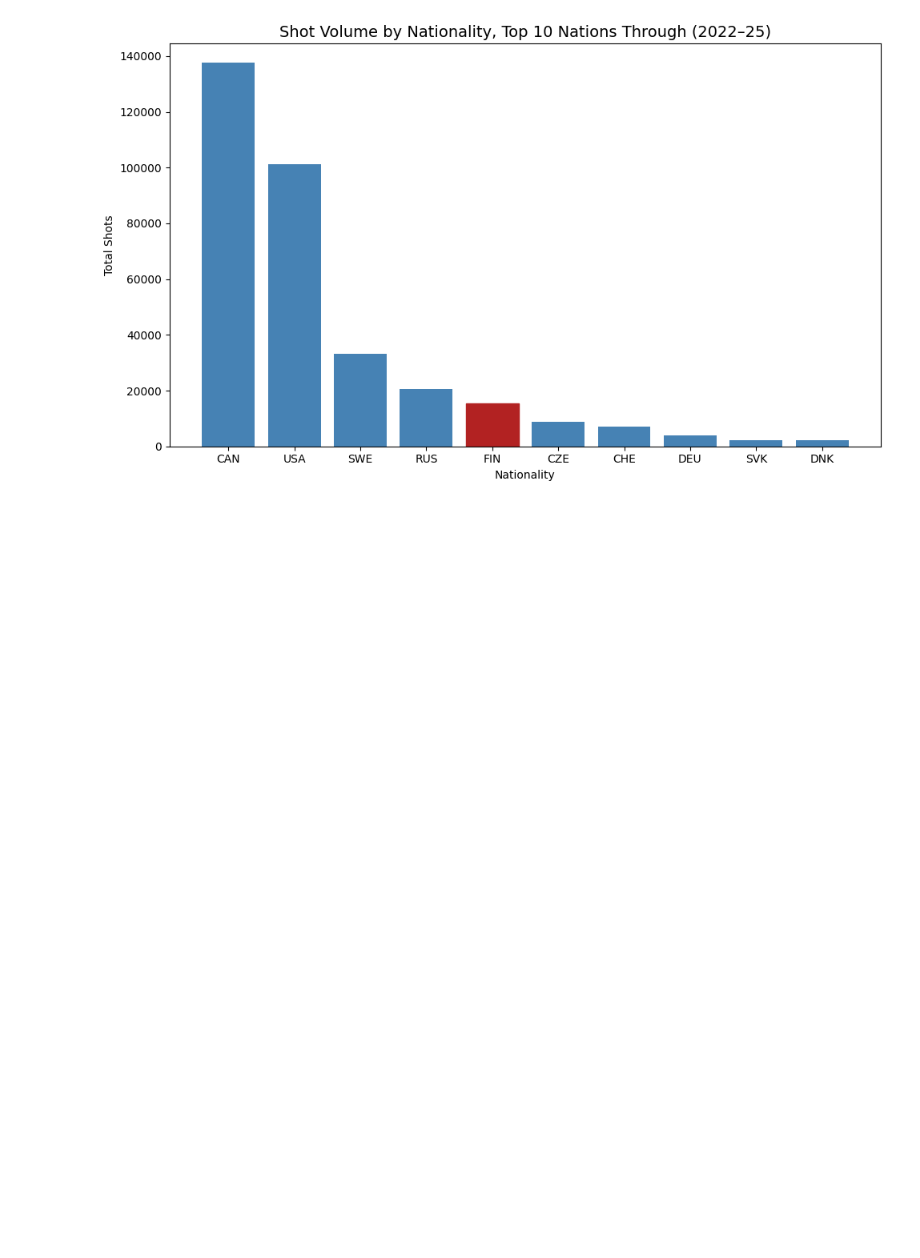
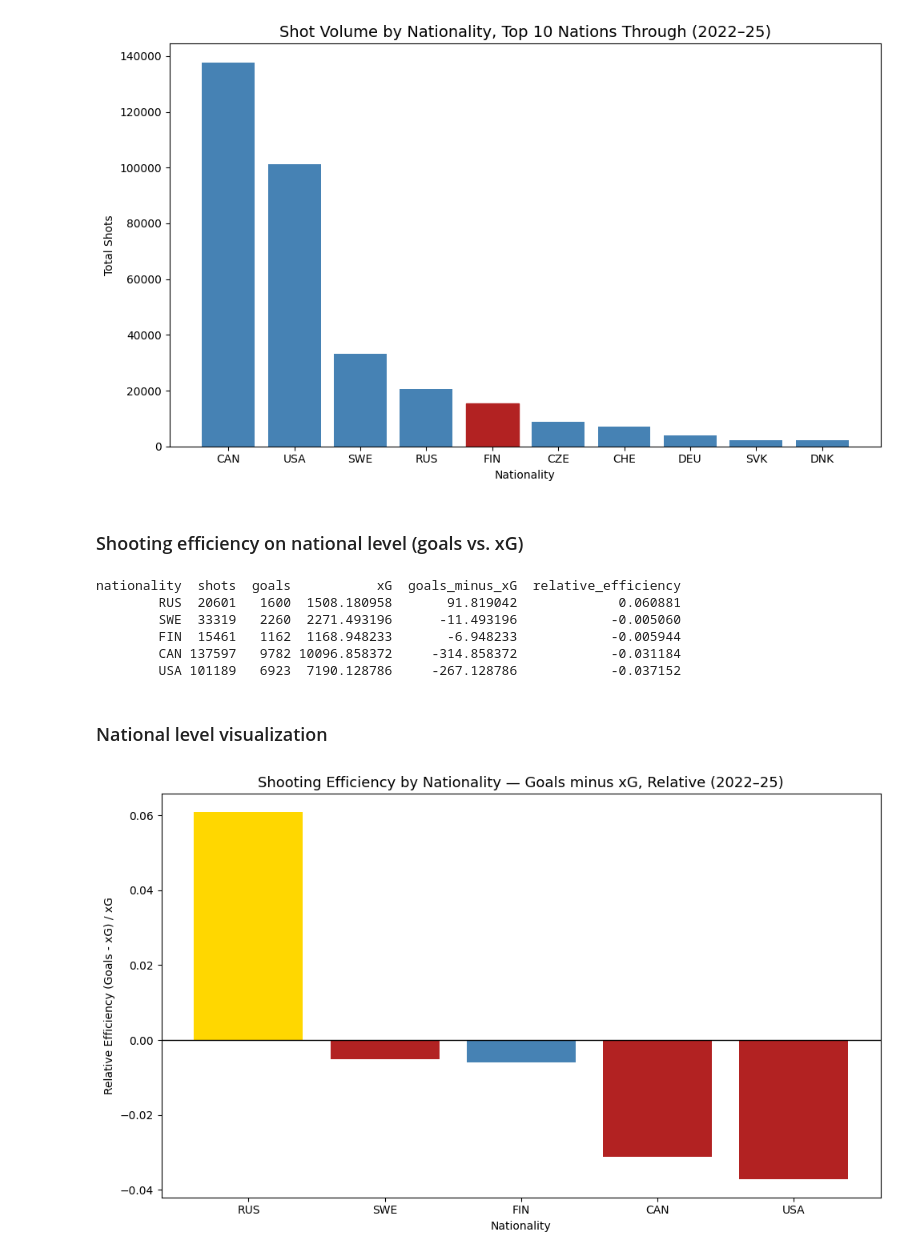
Before and after one commit to juusojf/analysis-on-finnish-nhlers-shooting-efficiency, a Jupyter notebook: notebooks/02_eda.ipynb, the cells around one changed output. Saved outputs shown, nothing was run; the diff lists cells and outputs as text; code cells hidden in the pictures; blank space fills up the shorter version.

Commit message:
continued work on eda notebook, added a visualization on shooting efficiency by nationality

```diff
--- a/notebooks/02_eda.ipynb
+++ b/notebooks/02_eda.ipynb
@@ -100,3 +100,45 @@ plt.savefig('../visualizations/01_shot_volume_by_nationality.png', dpi=150)
 plt.show()
 # %% [output]
 [figure]
+# %% [markdown]
+### Shooting efficiency on national level (goals vs. xG)
+# %%
+efficiency = dataframe.groupby('nationality').agg(
+    shots=('xGoal', 'count'),
+    goals=('goal', 'sum'),
+    xG=('xGoal', 'sum')
+).reset_index()
+
+efficiency['goals_minus_xG'] = efficiency['goals'] - efficiency['xG']
+efficiency['relative_efficiency'] = efficiency['goals_minus_xG'] / efficiency['xG']
+
+efficiency = efficiency[efficiency['shots'] >= 10000]
+efficiency = efficiency.sort_values('relative_efficiency', ascending=False)
+
+print(efficiency.to_string(index=False))
+# %% [output]
+nationality  shots  goals           xG  goals_minus_xG  relative_efficiency
+        RUS  20601   1600  1508.180958       91.819042             0.060881
+        SWE  33319   2260  2271.493196      -11.493196            -0.005060
+        FIN  15461   1162  1168.948233       -6.948233            -0.005944
+        CAN 137597   9782 10096.858372     -314.858372            -0.031184
+        USA 101189   6923  7190.128786     -267.128786            -0.037152
+# %% [markdown]
+### National level visualization
+# %%
+fig, ax = plt.subplots(figsize=(10, 6))
+
+colors = ['firebrick' if i < 0 else 'gold' for i in efficiency['relative_efficiency']]
+final_color = ['steelblue' if n == 'FIN' else c for n, c in zip(efficiency['nationality'], colors)]
+bars = ax.bar(efficiency['nationality'], efficiency['relative_efficiency'], color = final_color)
+
+ax.axhline(y=0, c='black', lw=1, ls='-')
+ax.set_title('Shooting Efficiency by Nationality — Goals minus xG, Relative (2022–25)', fontsize=13)
+ax.set_xlabel('Nationality')
+ax.set_ylabel('Relative Efficiency (Goals - xG) / xG')
+
+plt.tight_layout()
+plt.savefig('../visualizations/02_shooting_efficiency_by_nationality.png', dpi=150)
+plt.show()
+# %% [output]
+[figure, added]
```
Also changed, not shown: 1 other file.
